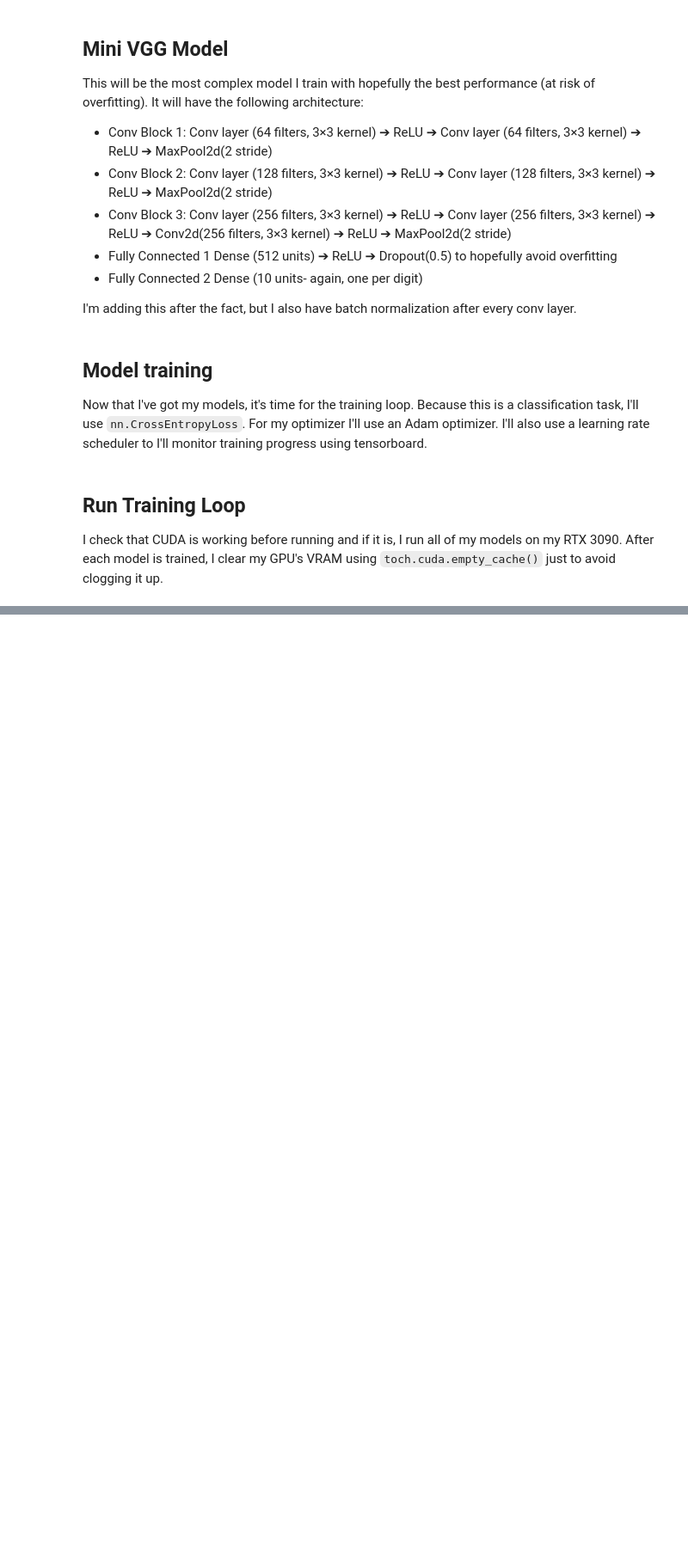
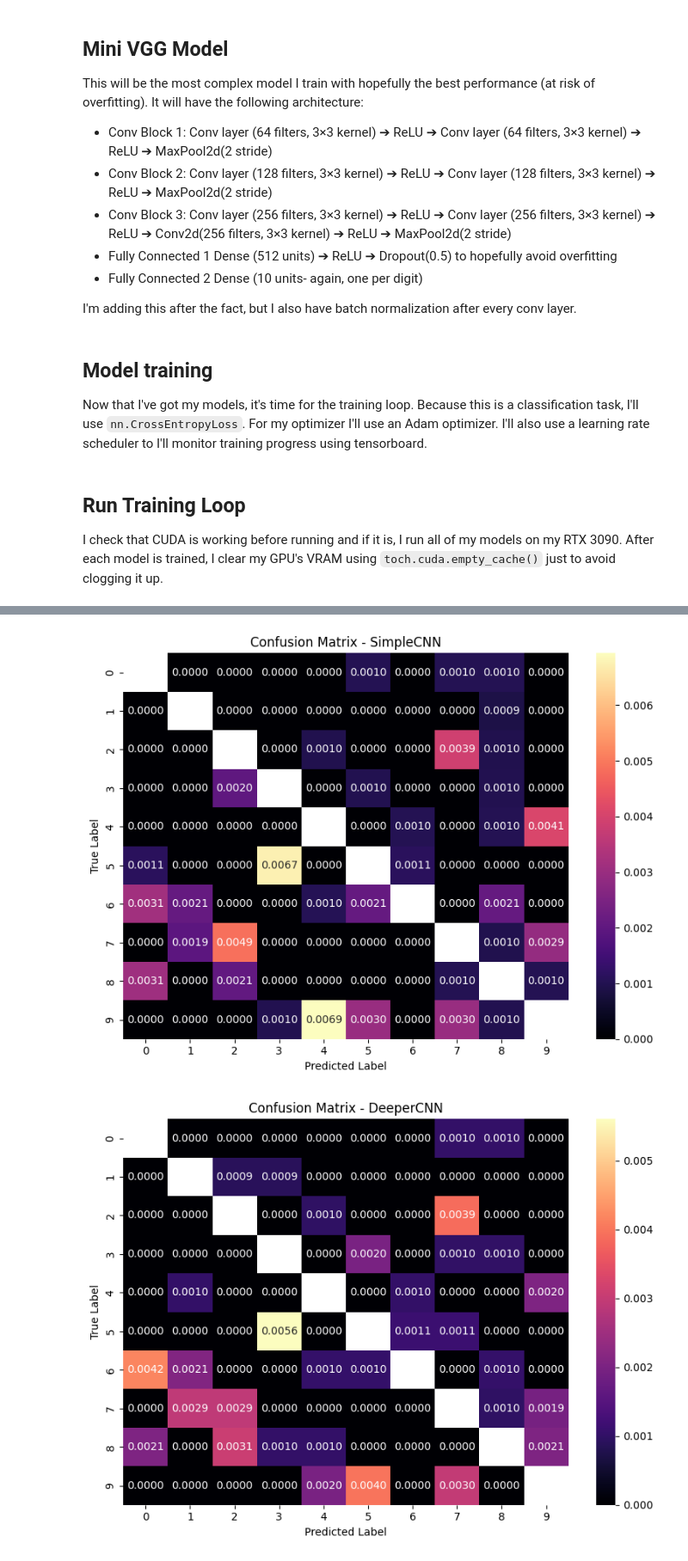
Before and after one commit to RahulCheen/MNIST-Digit-Classification, a Jupyter notebook: main-notebook.ipynb, the cells around one changed output, grey strips where cells are left out. Shown: that part at 86% size. Saved outputs shown, nothing was run; the diff lists cells and outputs as text; code cells hidden in the pictures; blank space fills up the shorter version.

```diff
--- a/main-notebook.ipynb
+++ b/main-notebook.ipynb
@@ -517,0 +663,80 @@ KeyboardInterrupt:
+# %%
+from torchvision.utils import make_grid
+import torchvision.transforms.functional as TF
+from sklearn.metrics import confusion_matrix
+import seaborn as sns
+
+def compute_confusion_matrix(model, test_loader, device='cpu'):
+    model = model.to(device)
+    model.eval()
+
+    all_preds = []
+    all_labels = []
+
+    with torch.no_grad():
+        for inputs, labels in test_loader:
+            inputs = inputs.to(device)
+            labels = labels.to(device)
+
+            outputs = model(inputs)
+            _, predicted = torch.max(outputs, 1)
+
+            all_preds.extend(predicted.cpu().numpy())
+            all_labels.extend(labels.cpu().numpy())
+
+    return confusion_matrix(all_labels, all_preds)
+
+def plot_confusion_matrix(cm, model_name, normalize=True):
+    if normalize:
+        cm = cm.astype('float') / cm.sum(axis=1, keepdims=True)
+
+    plot_matrix = cm.copy()
+    np.fill_diagonal(plot_matrix, np.nan) # Ignore diagonals to highlight misses
+
+    plt.figure(figsize=(8, 6))
+    sns.heatmap(plot_matrix, annot=True, fmt=".4f" if normalize else "d", cmap='magma',
+                xticklabels=list(range(10)), yticklabels=list(range(10)))
+    plt.title(f'Confusion Matrix - {model_name}')
+    plt.xlabel('Predicted Label')
+    plt.ylabel('True Label')
+    plt.tight_layout()
+    plt.show()
+
+def show_random_misclassified(final_results, n_samples=8):
+    for model_name, result in final_results.items():
+        misses = result['misclassified']
+        if len(misses) < n_samples:
+            print(f"{model_name} has only {len(misses)} misclassified samples.")
+            samples = misses
+        else:
+            samples = random.sample(misses, n_samples)
+
+        # Extract image tensors, predicted and true labels
+        images = [img for img, true, pred in samples]
+        true_labels = [true.item() for img, true, pred in samples]
+        pred_labels = [pred.item() for img, true, pred in samples]
+
+        # Create grid (1 channel grayscale → replicate to 3 for visibility)
+        images_rgb = [img.repeat(3, 1, 1) for img in images]  # shape (3, 28, 28)
+        grid = make_grid(images_rgb, nrow=n_samples, padding=2)
+
+        # Plot
+        plt.figure(figsize=(18, 3))
+        plt.imshow(grid.permute(1, 2, 0))  # (C, H, W) → (H, W, C)
+        plt.axis('off')
+        plt.title(f'Misclassified Samples - {model_name}', fontsize=16)
+
+        # Show per-image annotations
+        for i in range(n_samples):
+            print(f"{model_name} Miss #{i+1}: Predicted {pred_labels[i]}, True {true_labels[i]}")
+
+        plt.show()
+
+for name, model in models.items():
+    cm = compute_confusion_matrix(model, test_loader, device=device)
+    plot_confusion_matrix(cm, name, normalize=True)
+
+show_random_misclassified(final_results, n_samples=8)
+# %% [output]
+[figure, added]
+[figure, added]
```
Also changed, not shown: parts of 4 cells of this notebook, 1 other file.
